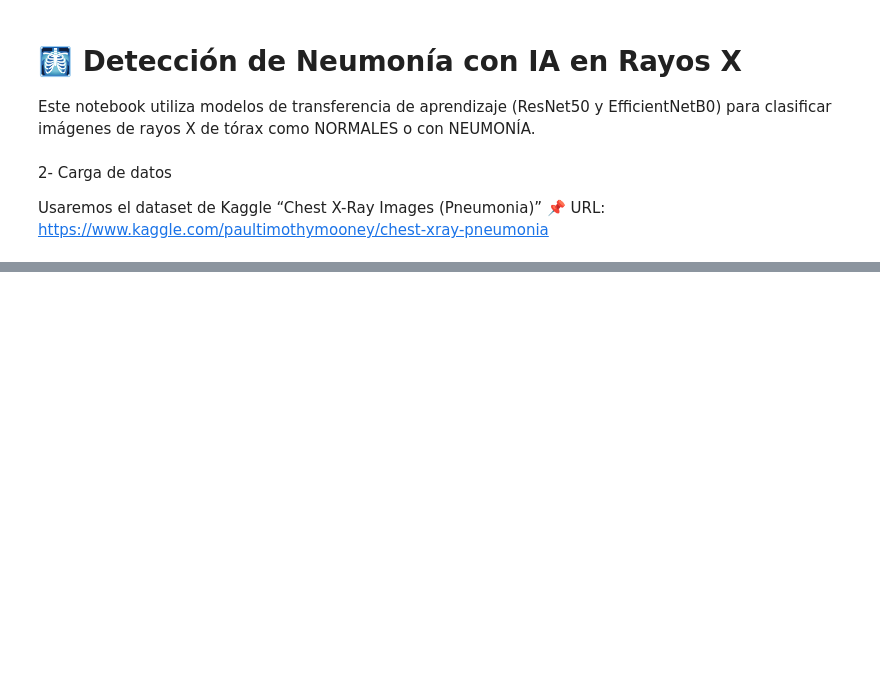
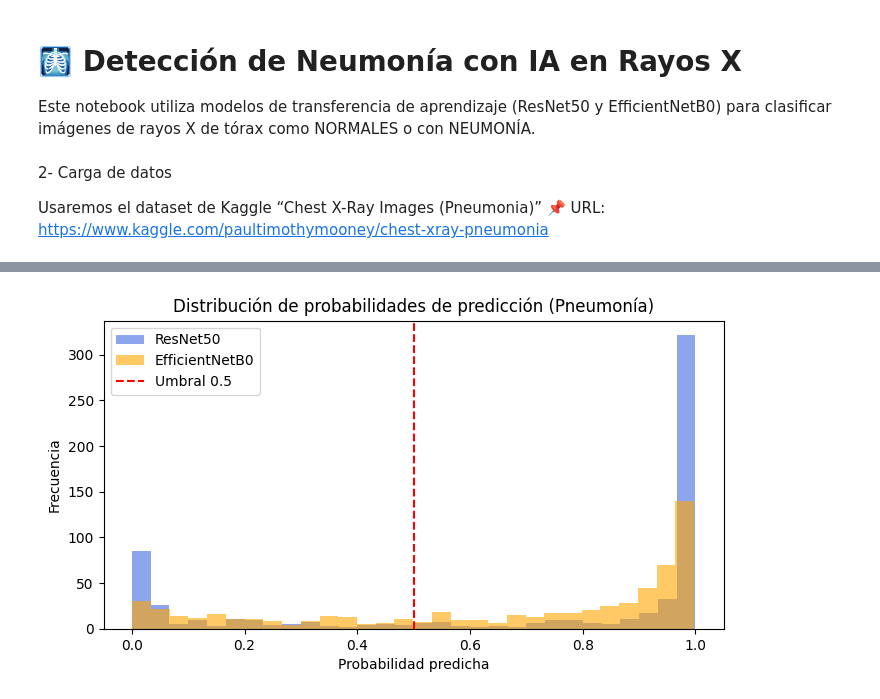
Before and after one commit to JimeFioni/Diagnostico-por-IA, a Jupyter notebook: detector_neumonia_xray.ipynb, the cells around one changed output, grey strips where cells are left out. Saved outputs shown, nothing was run; the diff lists cells and outputs as text; code cells hidden in the pictures; blank space fills up the shorter version.

```diff
--- a/detector_neumonia_xray.ipynb
+++ b/detector_neumonia_xray.ipynb
@@ -39,18 +41,30 @@ train_dir = os.path.join(data_dir, "train")
 val_dir = os.path.join(data_dir, "val")
 test_dir = os.path.join(data_dir, "test")
 # %%
-# 🧹 Paso 3: Generadores de datos
+# 🧹 Paso 3: Generadores de datos con augmentación avanzada
+from tensorflow.keras.layers import RandomRotation, RandomZoom, RandomTranslation, RandomContrast, RandomBrightness, RandomFlip
+from tensorflow.keras import Sequential
+
 IMG_SIZE = 224
 BATCH_SIZE = 32
 
+# Definir pipeline de augmentación avanzada
+advanced_augmentation = Sequential([
+    RandomRotation(0.15),
+    RandomZoom(0.1),
+    RandomTranslation(0.1, 0.1),
+    RandomContrast(0.2),
+    RandomBrightness(0.2),
+    RandomFlip("horizontal"),
+])
+
+def preprocess_and_augment(img):
+    img = tf.cast(img, tf.float32)
+    img = advanced_augmentation(img)
+    return resnet_preprocess(img)
+
 train_datagen = ImageDataGenerator(
-    preprocessing_function=resnet_preprocess,
-    rotation_range=15,
-    width_shift_range=0.1,
-    height_shift_range=0.1,
-    shear_range=0.1,
-    zoom_range=0.1,
-    horizontal_flip=True,
+    preprocessing_function=preprocess_and_augment,
 )
 
 val_test_datagen = ImageDataGenerator(preprocessing_function=resnet_preprocess)
@@ -83,12 +103,14 @@ def build_model(base_model, preprocess_fn, name):
     input_tensor = Input(shape=(IMG_SIZE, IMG_SIZE, 3))
     x = preprocess_fn(input_tensor)
     base = base_model(include_top=False, weights='imagenet', input_tensor=x)
+    base._name = f"{name}_base"  # Asignar nombre después de crear el modelo base
     base.trainable = False
     x = GlobalAveragePooling2D()(base.output)
     x = Dropout(0.5)(x)
     output = Dense(1, activation='sigmoid')(x)
 
     model = Model(inputs=input_tensor, outputs=output, name=name)
+    model.base_model = base  # Acceso robusto al submodelo base
     model.compile(optimizer='adam', loss='binary_crossentropy', metrics=['accuracy'])
     return model
 # %%
@@ -175,0 +477,15 @@ display_gradcam(test_img_path, resnet_model, "conv5_block3_out")
+# %%
+# Visualización de probabilidades de predicción para neumonía
+probs_resnet = resnet_model.predict(test_generator)
+probs_efficient = efficientnet_model.predict(test_generator)
+
+plt.figure(figsize=(8,4))
+plt.hist(probs_resnet, bins=30, alpha=0.6, label='ResNet50', color='royalblue')
+plt.hist(probs_efficient, bins=30, alpha=0.6, label='EfficientNetB0', color='orange')
+plt.axvline(0.5, color='red', linestyle='--', label='Umbral 0.5')
+plt.title('Distribución de probabilidades de predicción (Pneumonía)')
+plt.xlabel('Probabilidad predicha')
+plt.ylabel('Frecuencia')
+plt.legend()
+plt.show()
+# %% [output]
@@ -175,0 +496 @@ display_gradcam(test_img_path, resnet_model, "conv5_block3_out")
+[figure, added]
```
Also changed, not shown: parts of 22 cells of this notebook.
